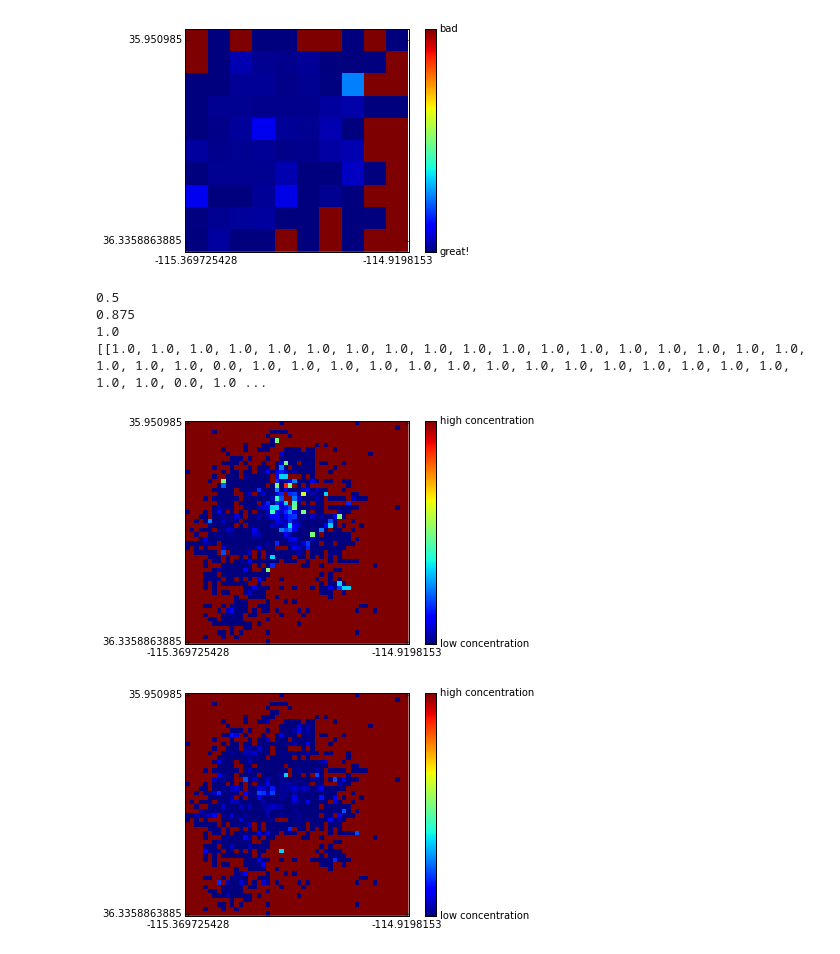
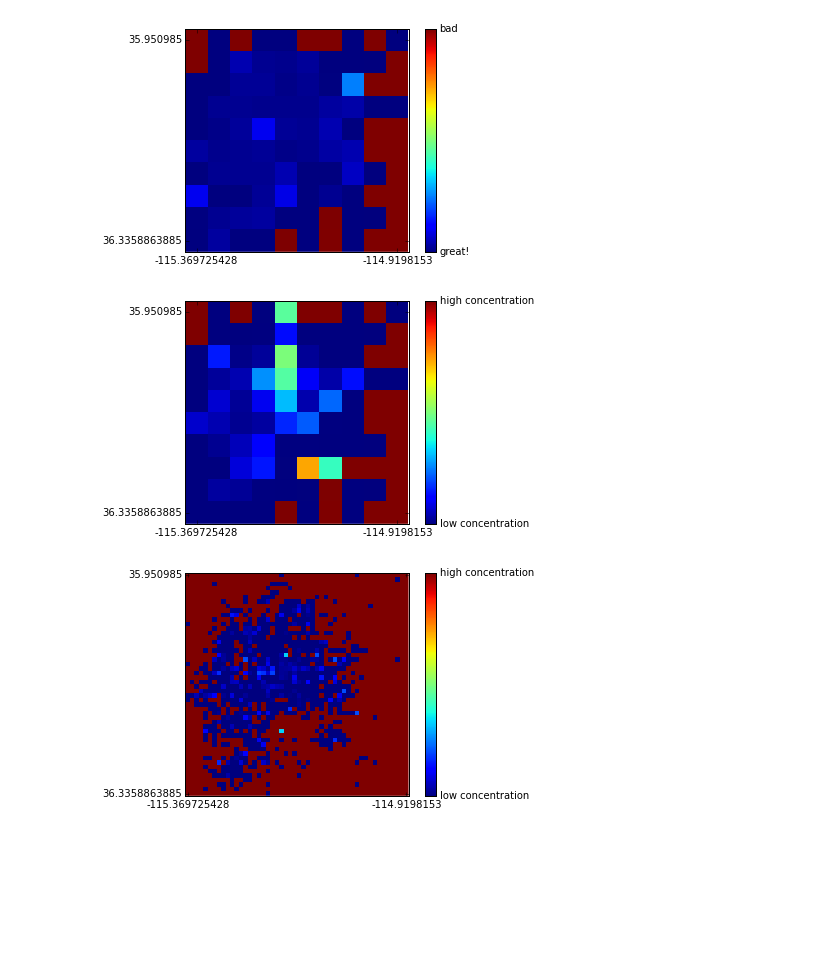
Before and after one commit to drsaltiel/GA_final, a Jupyter notebook: business_opportunity_metric.ipynb, the cells around one changed output. Saved outputs shown, nothing was run; the diff lists cells and outputs as text; code cells hidden in the pictures; blank space fills up the shorter version.

```diff
--- a/business_opportunity_metric.ipynb
+++ b/business_opportunity_metric.ipynb
@@ -135,15 +140,19 @@ def make_bins(category, num_bins, city=LV):
         lon = city['longitude'][i]
         j=0
         while j<=num_bins:
+            found_flag = False
             k=0
             while k<=num_bins:
-                if lat > (j*dlat)+min_lat and lat < (((j+1)*dlat)+min_lat) and \
-                lon > ((k*dlon)+min_lon) and lon < (((k+1)*dlon)+min_lon):
+                if (j*dlat)+min_lat < lat < (((j+1)*dlat)+min_lat) and \
+                       ((k*dlon)+min_lon) < lon < (((k+1)*dlon)+min_lon):
                     matrix_total [j][k] +=1
                     if category in bus:
                         matrix_category[j][k]+=1
+                    found_flag = True
                     break
                 else:
                     k+=1
+            if found_flag == True:
+                break
             j+=1
     return matrix_category, matrix_total
@@ -262,15 +248,16 @@ def plot_bins(category,num_bins, city=LV):
                 c[i].append(ratio)
                 if ratio > max_ratio:
                     max_ratio = ratio
-                    print max_ratio
+#                     print i,j,max_ratio
             except ZeroDivisionError:
                 c[i].append('NA')
+#     print c
 
     for i in xrange(len(c)):
         for j in xrange(len(c[i])):
             if c[i][j] == 'NA':
                 c[i][j] = max_ratio
-    print c
+
     plt.imshow(c, interpolation='none', alpha = 1)
 
     max_lat, min_lat, max_lon, min_lon = city_edges(city)
@@ -279,16 +266,12 @@ def plot_bins(category,num_bins, city=LV):
 
     plt.jet()
     cb = plt.colorbar() #make color bar
-    cb.set_ticks([1, 0])   #two ticks
+    cb.set_ticks([max_ratio, 0])   #two ticks
     cb.set_ticklabels(['high concentration', 'low concentration'])  # put text labels on them
 # %%
-plot_bins('Hotels',50)
+plot_bins('Hotels',10)
 # %% [output]
-0.5
-0.875
-1.0
-[[1.0, 1.0, 1.0, 1.0, 1.0, 1.0, 1.0, 1.0, 1.0, 1.0, 1.0, 1.0, 1.0, 1.0, 1.0, 1.0, 1.0, 1.0, 1.0, 1.0, 1.0, 0.0, 1.0, 1.0, 1.0, 1.0, 1.0, 1.0, 1.0, 1.0, 1.0, 1.0, 1.0, 1.0, 1.0, 1.0, 1.0, 1.0, 0.0, 1.0 ...
-[figure, old version]
+[figure, new version]
 # %%
 plot_bins('Chinese',50)
 # %% [output]
```
Also changed, not shown: parts of 16 cells of this notebook.
